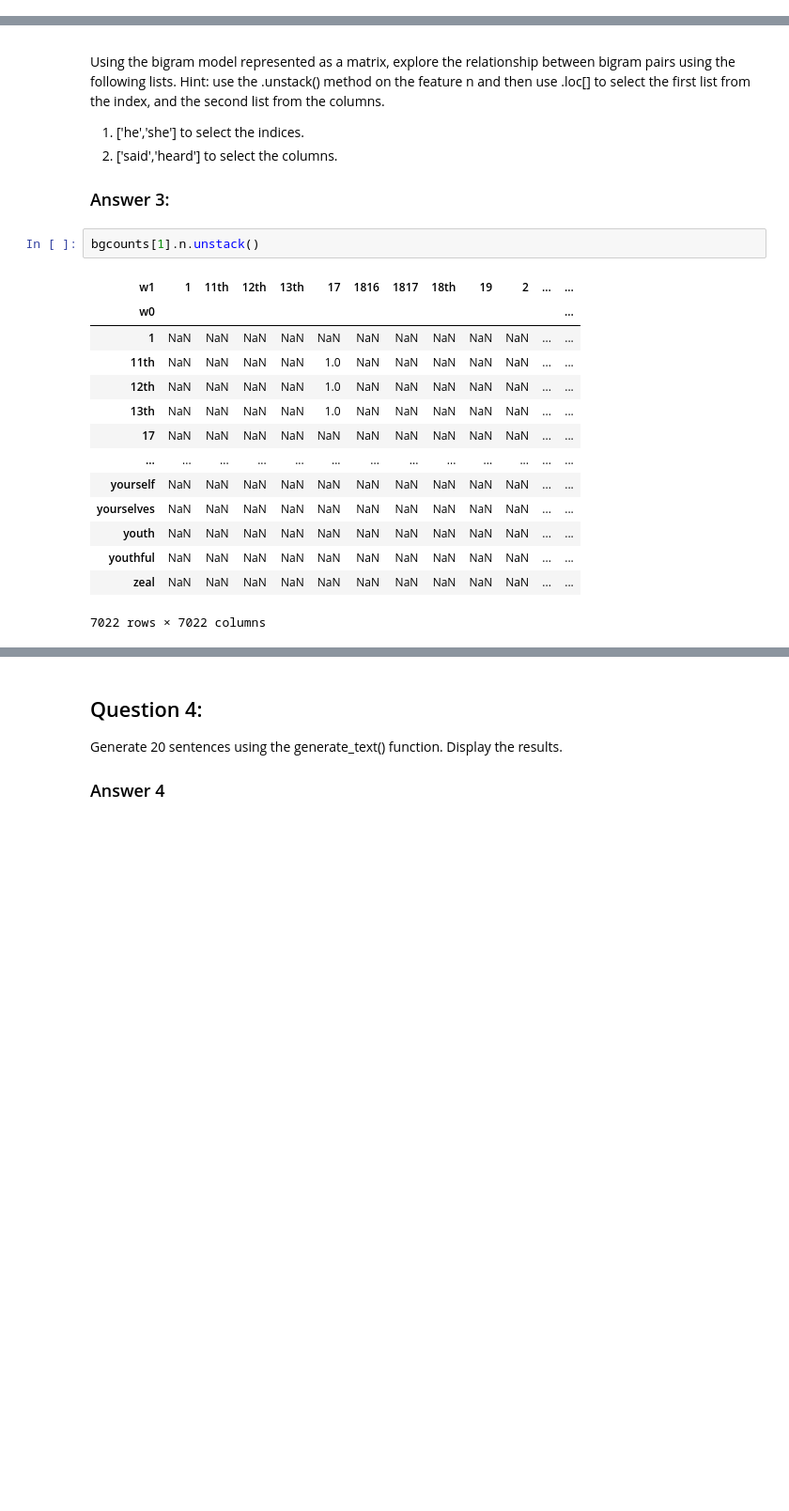
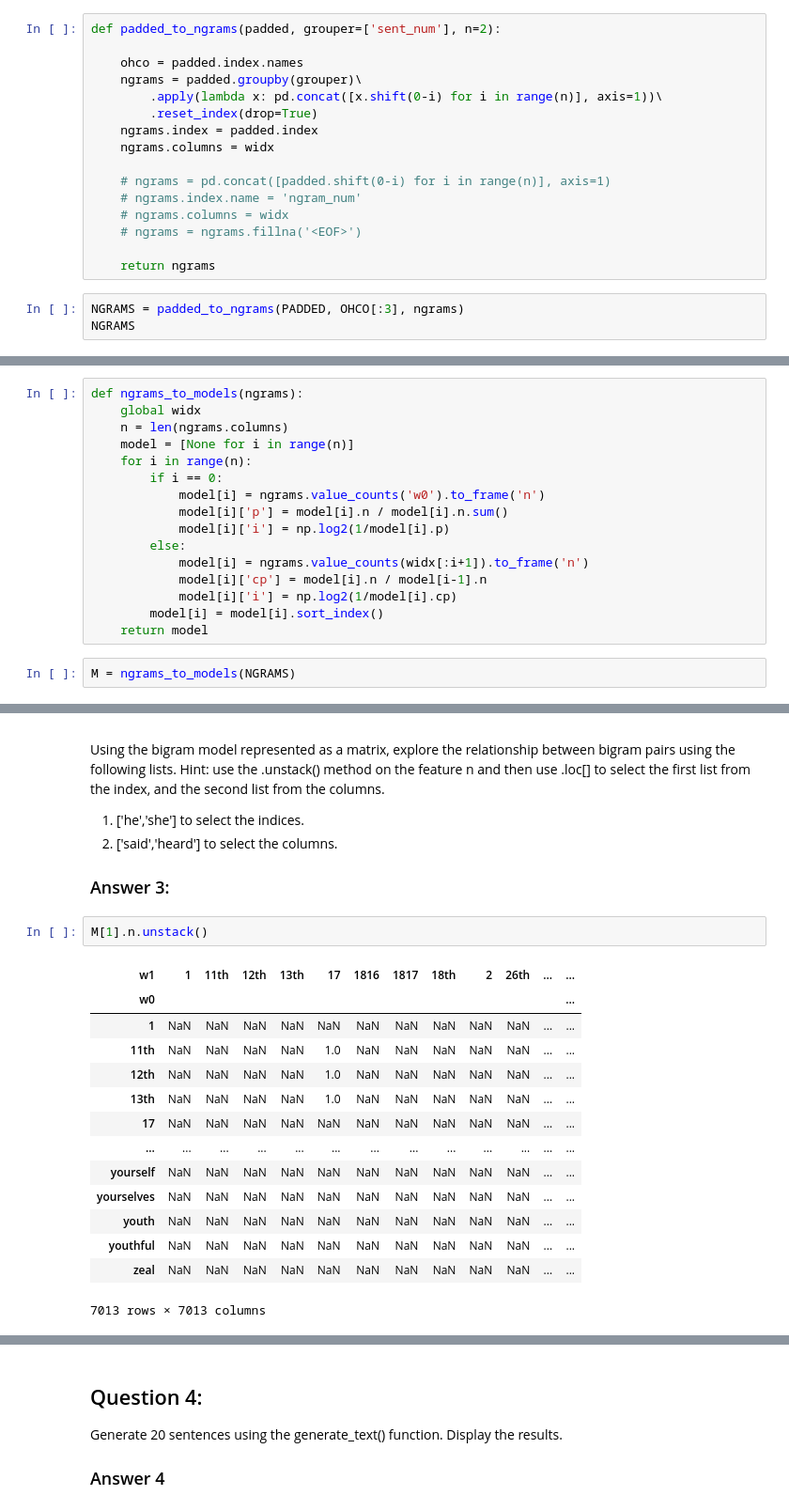
Before and after one commit to rlipps/DS5001-2024-01-R, a Jupyter notebook: lessons/M03_LanguageModels/M03_HW03.ipynb, the cells around one changed output, grey strips where cells are left out. Shown at 94% size. Saved outputs shown, nothing was run; the diff lists cells and outputs as text; blank space fills up the shorter version.

```diff
--- a/lessons/M03_LanguageModels/M03_HW03.ipynb
+++ b/lessons/M03_LanguageModels/M03_HW03.ipynb
@@ -231,0 +319,19 @@ He never knew the love of a family.
+# %%
+def padded_to_ngrams(padded, grouper=['sent_num'], n=2):
+
+    ohco = padded.index.names
+    ngrams = padded.groupby(grouper)\
+        .apply(lambda x: pd.concat([x.shift(0-i) for i in range(n)], axis=1))\
+        .reset_index(drop=True)
+    ngrams.index = padded.index
+    ngrams.columns = widx
+
+    # ngrams = pd.concat([padded.shift(0-i) for i in range(n)], axis=1)
+    # ngrams.index.name = 'ngram_num'
+    # ngrams.columns = widx
+    # ngrams = ngrams.fillna('<EOF>')
+
+    return ngrams
+# %%
+NGRAMS = padded_to_ngrams(PADDED, OHCO[:3], ngrams)
+NGRAMS
@@ -232,3 +353,21 @@ He never knew the love of a family.
+# %%
+def ngrams_to_models(ngrams):
+    global widx
+    n = len(ngrams.columns)
+    model = [None for i in range(n)]
+    for i in range(n):
+        if i == 0:
+            model[i] = ngrams.value_counts('w0').to_frame('n')
+            model[i]['p'] = model[i].n / model[i].n.sum()
+            model[i]['i'] = np.log2(1/model[i].p)
+        else:
+            model[i] = ngrams.value_counts(widx[:i+1]).to_frame('n')
+            model[i]['cp'] = model[i].n / model[i-1].n
+            model[i]['i'] = np.log2(1/model[i].cp)
+        model[i] = model[i].sort_index()
+    return model
+# %%
+M = ngrams_to_models(NGRAMS)
 # %%
 qsents = """
 The monster is on the ice
@@ -344,9 +482,9 @@ Using the bigram model represented as a matrix, explore the relationship between
 
 ### Answer 3:
 # %%
-bgcounts[1].n.unstack()
+M[1].n.unstack()
 # %% [output]
-| w1 | 1 | 11th | 12th | 13th | 17 | 1816 | 1817 | 18th | 19 | 2 | ... | ... |
+| w1 | 1 | 11th | 12th | 13th | 17 | 1816 | 1817 | 18th | 2 | 26th | ... | ... |
 | w0 |  |  |  |  |  |  |  |  |  |  |  | ... |
 | 1 | NaN | NaN | NaN | NaN | NaN | NaN | NaN | NaN | NaN | NaN | ... | ... |
 | 11th | NaN | NaN | NaN | NaN | 1.0 | NaN | NaN | NaN | NaN | NaN | ... | ... |
@@ -359,5 +497,5 @@ bgcounts[1].n.unstack()
 | youth | NaN | NaN | NaN | NaN | NaN | NaN | NaN | NaN | NaN | NaN | ... | ... |
 | youthful | NaN | NaN | NaN | NaN | NaN | NaN | NaN | NaN | NaN | NaN | ... | ... |
 | zeal | NaN | NaN | NaN | NaN | NaN | NaN | NaN | NaN | NaN | NaN | ... | ... |
-7022 rows × 7022 columns
+7013 rows × 7013 columns
 # %%
```
Also changed, not shown: parts of 39 cells of this notebook.
